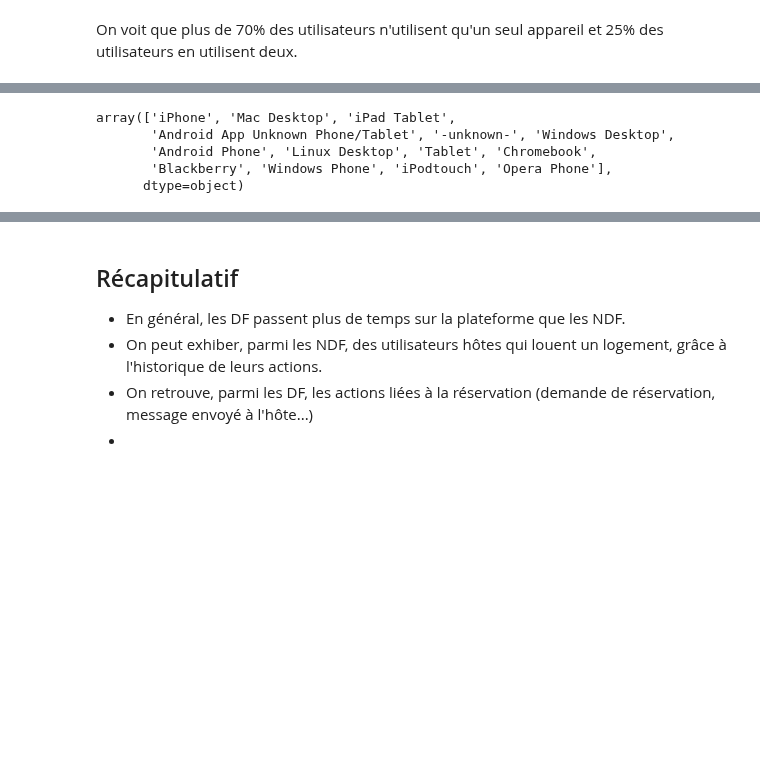
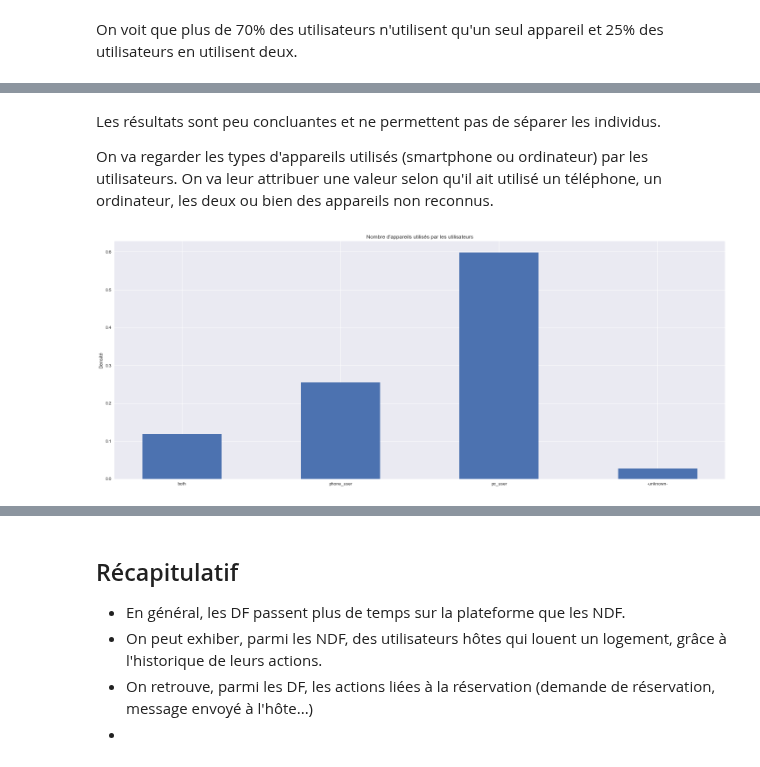
Before and after one commit to vesran/BookerGuess, a Jupyter notebook: _3_analyse_des_sessions.ipynb, the cells around one changed output, grey strips where cells are left out. Drawn from its saved outputs; the diff is of its cells as text; code cells hidden in the pictures; blank space fills up the shorter version.

```diff
--- a/_3_analyse_des_sessions.ipynb
+++ b/_3_analyse_des_sessions.ipynb
@@ -298,8 +298,26 @@ _ = ax2.set_title("Proportion du nombre d'appareils utilisés selon la destinati
-# %%
-sessions['device_type'].unique()
-# %% [output]
-array(['iPhone', 'Mac Desktop', 'iPad Tablet',
-       'Android App Unknown Phone/Tablet', '-unknown-', 'Windows Desktop',
-       'Android Phone', 'Linux Desktop', 'Tablet', 'Chromebook',
-       'Blackberry', 'Windows Phone', 'iPodtouch', 'Opera Phone'],
-      dtype=object)
+# %% [markdown]
+Les résultats sont peu concluantes et ne permettent pas de séparer les individus.
+
+On va regarder les types d'appareils utilisés (smartphone ou ordinateur) par les utilisateurs. On va leur attribuer une valeur selon qu'il ait utilisé un téléphone, un ordinateur, les deux ou bien des appareils non reconnus.
+# %%
+phones = ['iPhone', 'iPad Tablet', 'Android App Unknown Phone/Tablet', 'Android Phone', 'Tablet', 'Chromebook', 'Blackberry',
+          'Windows Phone', 'Opera Phone', 'iPodtouch']
+pcs = ['Mac Desktop', 'Windows Desktop', 'Linux Desktop']
+
+def devices2group(device_set):
+    if len(device_set.intersection(phones)) > 0 and len(device_set.intersection(pcs)) > 0:
+        return 'both'
+    elif len(device_set.intersection(phones)) > 0:
+        return 'phone_user'
+    elif len(device_set.intersection(pcs)) > 0:
+        return 'pc_user'
+    else:
+        return '-unknown-'
+
+devices['device_group'] = devices.apply(lambda r: devices2group(r['device_type']), axis=1)
+# %%
+ax = devices['device_group'].hist(bins=np.arange(5)-0.5, figsize=(25, 10), rwidth=0.5, density=True)
+ax.set_title("Appareils utilisés par les utilisateurs")
+_ = ax.set_ylabel('Densité')
+# %% [output]
+[figure, added]
```
Also changed, not shown: parts of 19 cells of this notebook, 1 other file.
